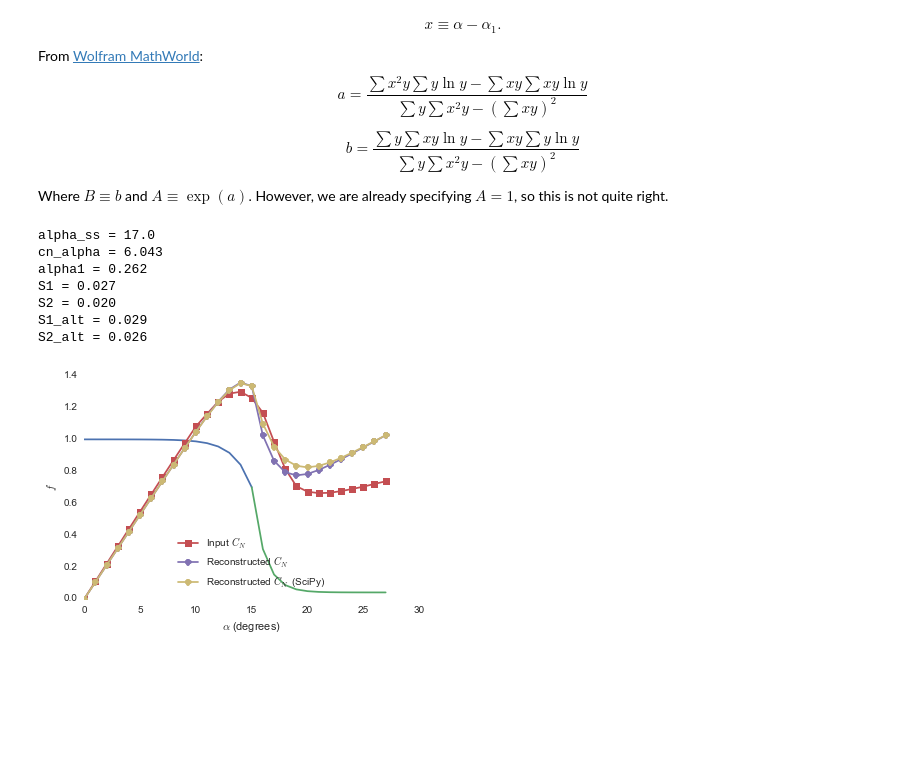
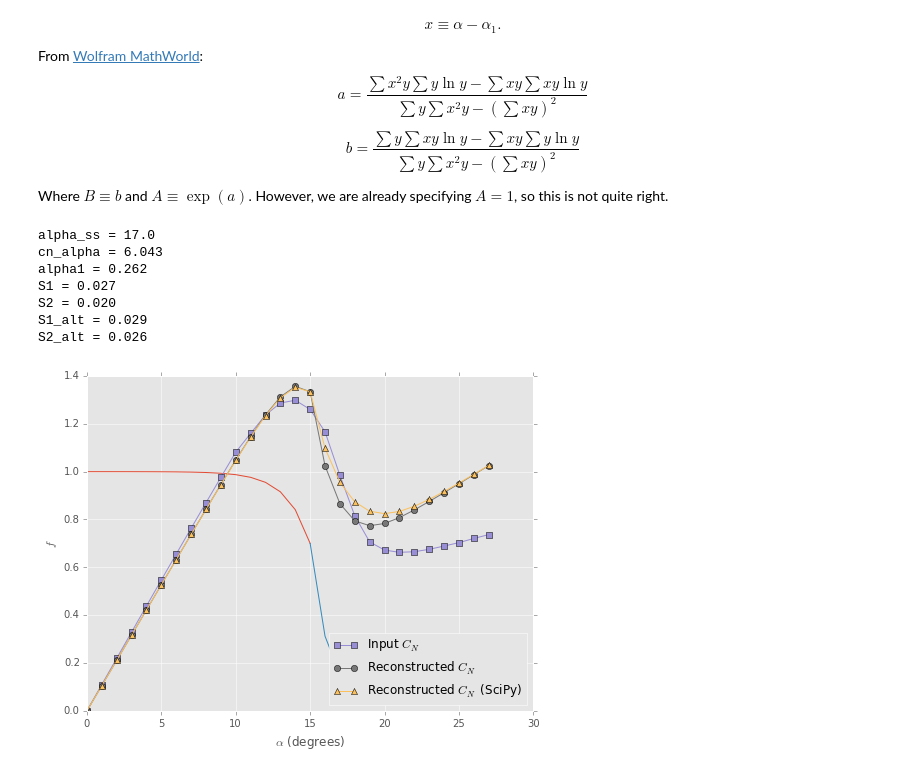
Before and after one commit to petebachant/Leishman-Beddoes-constants, a Jupyter notebook: notebook.ipynb, the cells around one changed output. Cells and saved outputs as stored; diff of their text form; code cells hidden in the pictures; blank space fills up the shorter version.

Commit message:
Remove dependency on seaborn

```diff
--- a/notebook.ipynb
+++ b/notebook.ipynb
@@ -6,8 +6,8 @@ import matplotlib.pyplot as plt
 import numpy as np
 from numpy import sin, cos, exp, pi, log, sqrt
 import pandas as pd
-import seaborn
 from scipy.optimize import curve_fit
+plt.style.use("ggplot")
 # %%
 # Function for loading data
 def load(foil="NACA0021"):
@@ -263,33 +263,34 @@ alpha = df.alpha_rad[ind]
 alpha_low = alpha[alpha <= alpha1]
 alpha_high = alpha[alpha >= alpha1]
 f_low = 1.0 - 0.3*np.exp((alpha_low - alpha1)/s1)
 f_high = 0.04 + 0.66*np.exp((alpha1 - alpha_high)/s2)
 f_low_alt = 1.0 - 0.3*np.exp((alpha_low - alpha1)/s1_alt)
 f_high_alt = 0.04 + 0.66*np.exp((alpha1 - alpha_high)/s2_alt)
 
 # Reconstruct normal force from f
 cn_low = cn_alpha*alpha_low*((1 + np.sqrt(f_low))/2)**2
 cn_high = cn_alpha*alpha_high*((1 + np.sqrt(f_high))/2)**2
 cn = np.hstack((cn_low, cn_high[1:]))
 cn_alt = np.hstack((cn_alpha*alpha_low*((1 + np.sqrt(f_low_alt))/2)**2,
                    (cn_alpha*alpha_high*((1 + np.sqrt(f_high_alt))/2)**2)[1:]))
 
+plt.figure(figsize=(8, 6))
 plt.plot(alpha_low*180/pi, f_low)
 plt.plot(alpha_high*180/pi, f_high)
 plt.plot(alpha*180/pi, df.cn[ind], "-s", label=r"Input $C_N$")
 plt.plot(alpha*180/pi, cn, "-o", label=r"Reconstructed $C_N$")
-plt.plot(alpha*180/pi, cn_alt, "-o", label=r"Reconstructed $C_N$ (SciPy)")
+plt.plot(alpha*180/pi, cn_alt, "-^", label=r"Reconstructed $C_N$ (SciPy)")
 plt.xlabel(r"$\alpha$ (degrees)")
 plt.ylabel("$f$")
-plt.legend(loc="best")
+plt.legend(loc="lower right")
 plt.savefig("figures/f.pdf")
 plt.show()
 # %% [output]
 alpha_ss = 17.0
 cn_alpha = 6.043
 alpha1 = 0.262
 S1 = 0.027
 S2 = 0.020
 S1_alt = 0.029
 S2_alt = 0.026
-[figure, old version]
+[figure, new version]
```
